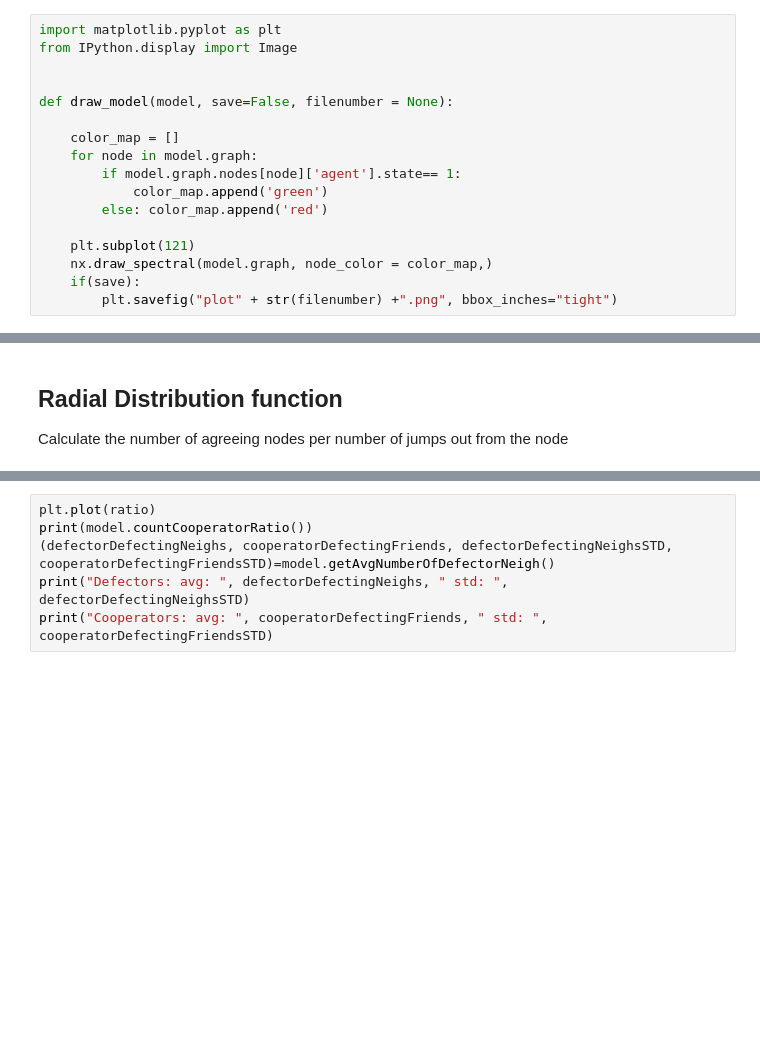
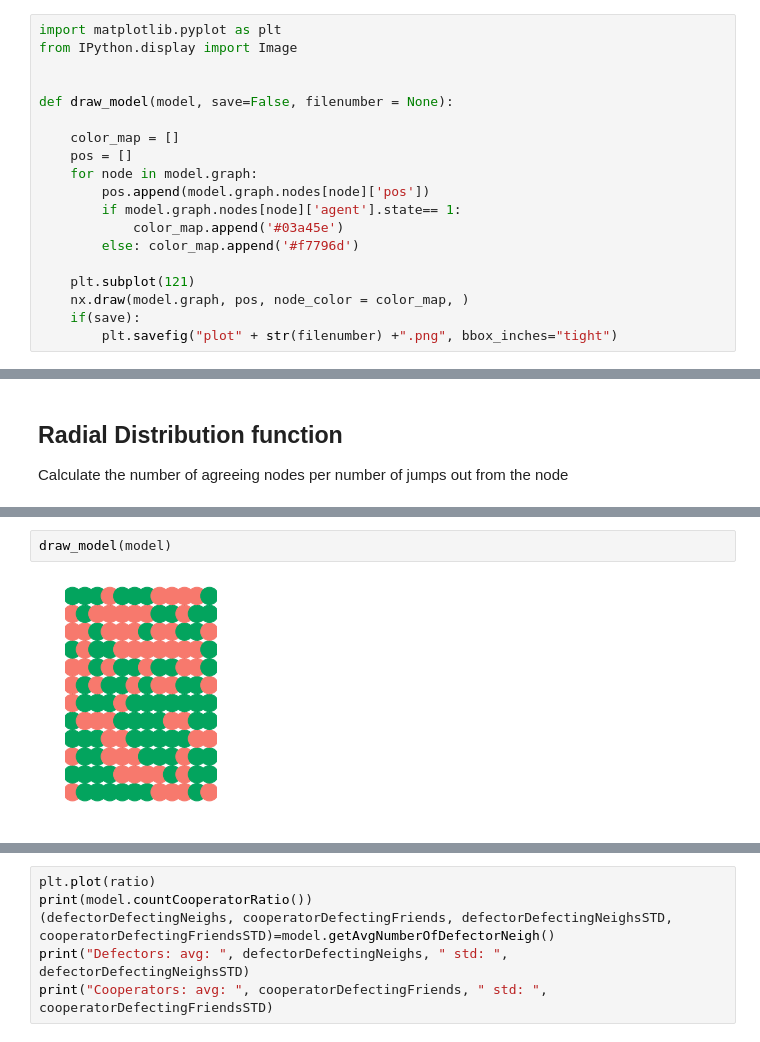
Before and after one commit to sigridbra/project-collective-altruism, a Jupyter notebook: iter2-dynamic-network.ipynb, the cells around one changed output, grey strips where cells are left out. Cells and saved outputs as stored; diff of their text form; blank space fills up the shorter version.

```diff
--- a/iter2-dynamic-network.ipynb
+++ b/iter2-dynamic-network.ipynb
@@ -166,13 +226,15 @@ from IPython.display import Image
 def draw_model(model, save=False, filenumber = None):
 
     color_map = []
+    pos = []
     for node in model.graph:
+        pos.append(model.graph.nodes[node]['pos'])
         if model.graph.nodes[node]['agent'].state== 1:
-            color_map.append('green')
-        else: color_map.append('red')
+            color_map.append('#03a45e')
+        else: color_map.append('#f7796d')
 
     plt.subplot(121)
-    nx.draw_spectral(model.graph, node_color = color_map,)
+    nx.draw(model.graph, pos, node_color = color_map, )
     if(save):
         plt.savefig("plot" + str(filenumber) +".png", bbox_inches="tight")
 # %%
@@ -307,0 +394,4 @@ print(model.countCooperatorRatio())
+# %%
+draw_model(model)
+# %% [output]
+[figure, added]
```
Also changed, not shown: parts of 18 cells of this notebook, 1 other file.
